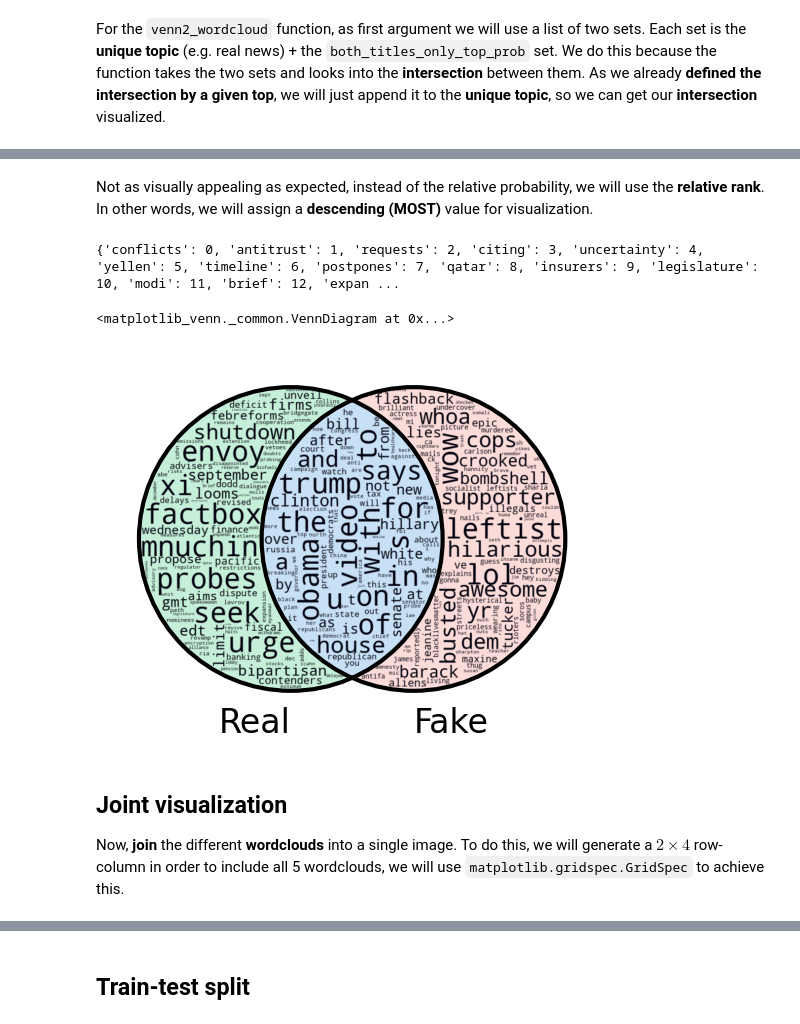
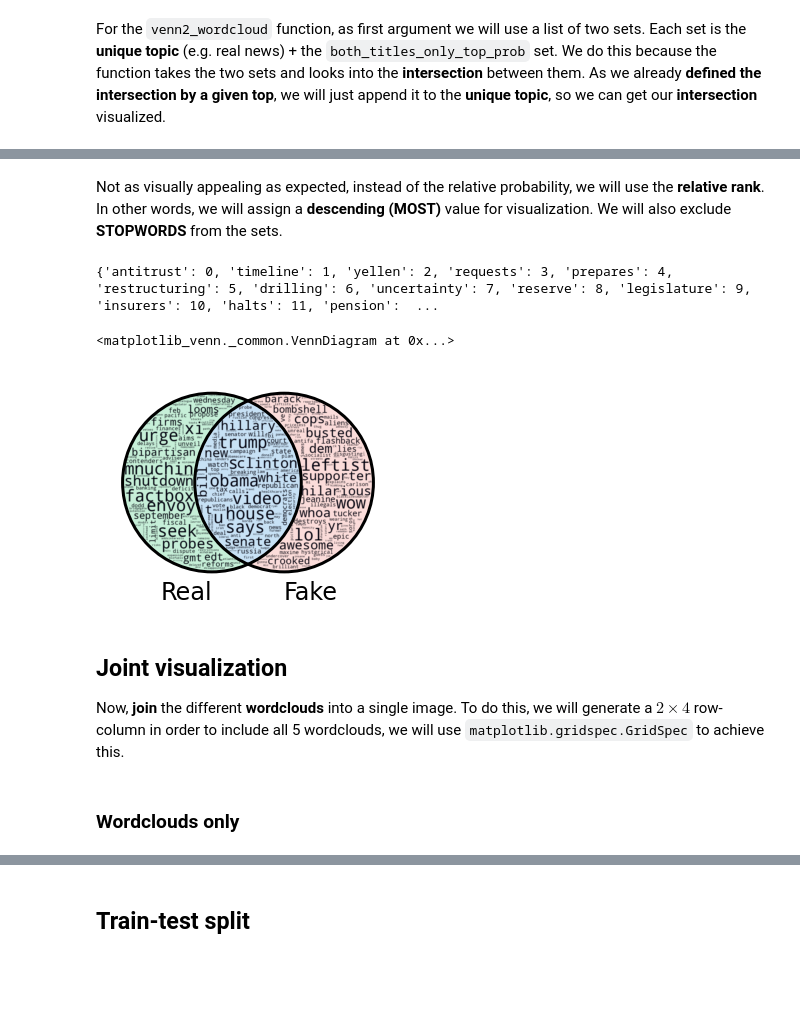
Before and after one commit to system-rowb/Data-Portfolio, a Jupyter notebook: NLP/Fake_news/Fake_news.ipynb, the cells around one changed output, grey strips where cells are left out. Drawn from its saved outputs; the diff is of its cells as text; code cells hidden in the pictures; blank space fills up the shorter version.

```diff
--- a/NLP/Fake_news/Fake_news.ipynb
+++ b/NLP/Fake_news/Fake_news.ipynb
@@ -35,7 +35,7 @@ STR_HEAD = 50
 WORDCLOUD_ARGS_RAW = dict(stopwords=STOPWORDS, background_color='white', random_state=RANDOM_STATE)
 INTERPOLATION = 'bilinear'
 TOP = 100
-FIGSIZE = (15,8)
+FIGSIZE = (16,12)
 
 
 # COLORS, made up with 10-tones in difference from `https://coolors.co/`
@@ -47,9 +47,17 @@ REAL_COLOR_MIN = '#70D79E'
 REAL_COLOR_MAX = '#1F6F43'
 REAL_COLOR_CMAP = colors.LinearSegmentedColormap.from_list("", [REAL_COLOR_MIN, REAL_COLOR_MAX])
 
-BOTH_COLOR_MIN = '#73B3E7'
-BOTH_COLOR_MAX = '#18578C'
-BOTH_COLOR_CMAP = colors.LinearSegmentedColormap.from_list("", [BOTH_COLOR_MIN, BOTH_COLOR_MAX])
+BOTH_ONLY_COLOR_MIN = '#73B3E7'
+BOTH_ONLY_COLOR_MAX = '#18578C'
+BOTH_ONLY_COLOR_CMAP = colors.LinearSegmentedColormap.from_list("", [BOTH_ONLY_COLOR_MIN, BOTH_ONLY_COLOR_MAX])
+
+BOTH_ALL_COLOR_MIN = '#393E41'
+BOTH_ALL_COLOR_MAX = '#929BA0'
+BOTH_ALL_COLOR_CMAP = colors.LinearSegmentedColormap.from_list("", [BOTH_ALL_COLOR_MIN, BOTH_ALL_COLOR_MAX])
+
+# TEXT
+TITLE_SIZE = 20
+SUBTITLE_SIZE = 16
 # %%
 # Import the datasets
 real_news = pd.read_csv('data/True.csv')
@@ -321,10 +338,19 @@ v.get_patch_by_id('01').set_color(BOTH_COLOR_MIN)
 # %% [markdown]
-Not as visually appealing as expected, instead of the relative probability, we will use the **relative rank**. In other words, we will assign a **descending (MOST)** value for visualization.
+Not as visually appealing as expected, instead of the relative probability, we will use the **relative rank**. In other words, we will assign a **descending (MOST)** value for visualization. We will also exclude **STOPWORDS** from the sets.
 # %%
-# For each one of the different title sets, get is relative probability
-real_titles_only_top_rank = {item[0]:rank for rank, item in enumerate(sorted(real_titles_only.most_common(TOP), key=lambda item: item[1]))}
-fake_titles_only_top_rank = {item[0]:rank for rank, item in enumerate(sorted(fake_titles_only.most_common(TOP), key=lambda item: item[1]))}
-both_titles_only_top_rank = {item[0]:rank for rank, item in enumerate(sorted(both_titles_only.most_common(TOP), key=lambda item: item[1]))}
+# For each one of the different title sets, get ONLY the ´TOP´ most common words and
+# rank them, starting from 1 the least frequent of to ´TOP´ - the most frequent.
+# Important note: Exclude those words that are considered STOPWORDS for the ranking.
+real_titles_only_top_rank = {item[0]:rank for rank, item
+                             in enumerate(sorted(Counter({token:freq for token, freq in real_titles_only.items() if token not in STOPWORDS}).most_common(TOP),
+                             key=lambda item: item[1]))}
+
+fake_titles_only_top_rank = {item[0]:rank for rank, item
+                             in enumerate(sorted(Counter({token:freq for token, freq in fake_titles_only.items() if token not in STOPWORDS}).most_common(TOP),
+                                                 key=lambda item: item[1]))}
+both_titles_only_top_rank = {item[0]:rank for rank, item
+                             in enumerate(sorted(Counter({token:freq for token, freq in both_titles_only.items() if token not in STOPWORDS}).most_common(TOP),
+                                                 key=lambda item: item[1]))}
 
 # Print an example of what is done
 print(real_titles_only_top_rank)
@@ -332,29 +358,31 @@ print(real_titles_only_top_rank)
 # Merge the previous dicitonaries into a single one
 titles_relative_set_rank = (real_titles_only_top_rank | fake_titles_only_top_rank | both_titles_only_top_rank)
 # %% [output]
-{'conflicts': 0, 'antitrust': 1, 'requests': 2, 'citing': 3, 'uncertainty': 4, 'yellen': 5, 'timeline': 6, 'postpones': 7, 'qatar': 8, 'insurers': 9, 'legislature': 10, 'modi': 11, 'brief': 12, 'expan ...
+{'antitrust': 0, 'timeline': 1, 'yellen': 2, 'requests': 3, 'prepares': 4, 'restructuring': 5, 'drilling': 6, 'uncertainty': 7, 'reserve': 8, 'legislature': 9, 'insurers': 10, 'halts': 11, 'pension':  ...
 # %%
 # Generate a wordcloud venn diagram base on the words/tokens rank
 v = venn2_wordcloud(
     [real_titles_only_top_rank.keys() | both_titles_only_top_rank.keys(), fake_titles_only_top_rank.keys() | both_titles_only_top_rank.keys()],
     set_labels=['Real','Fake'], word_to_frequency=titles_relative_set_rank
 
 )
 
 # Add colors
 v.get_patch_by_id('10').set_color(REAL_COLOR_MIN) # REAL NEWS - LEFT SIDE
-v.get_patch_by_id('11').set_color(BOTH_COLOR_MIN) # BOTH NEWS (REAL & FAKE) - MIDDLE SIDE
+v.get_patch_by_id('11').set_color(BOTH_ONLY_COLOR_MIN) # BOTH NEWS (REAL & FAKE) - MIDDLE SIDE
 v.get_patch_by_id('01').set_color(FAKE_COLOR_MIN) # FAKE NEWS - RIGHT SIDE
 
 # Visualize the diagram
 v
 # %% [output]
 <matplotlib_venn._common.VennDiagram at 0x...>
-[figure, old version]
+[figure, new version]
 # %% [markdown]
 ## **Joint visualization**
 
 Now, **join** the different **wordclouds** into a single image. To do this, we will generate a $2\times4$ row-column in order to include all 5 wordclouds, we will use `matplotlib.gridspec.GridSpec` to achieve this.
+# %% [markdown]
+### **Wordclouds only**
 # %%
 figure = plt.figure(figsize=(16,12))
 grid = gridspec.GridSpec(3,4, figure=figure)
```
Also changed, not shown: parts of 9 cells of this notebook, 2 other files.
